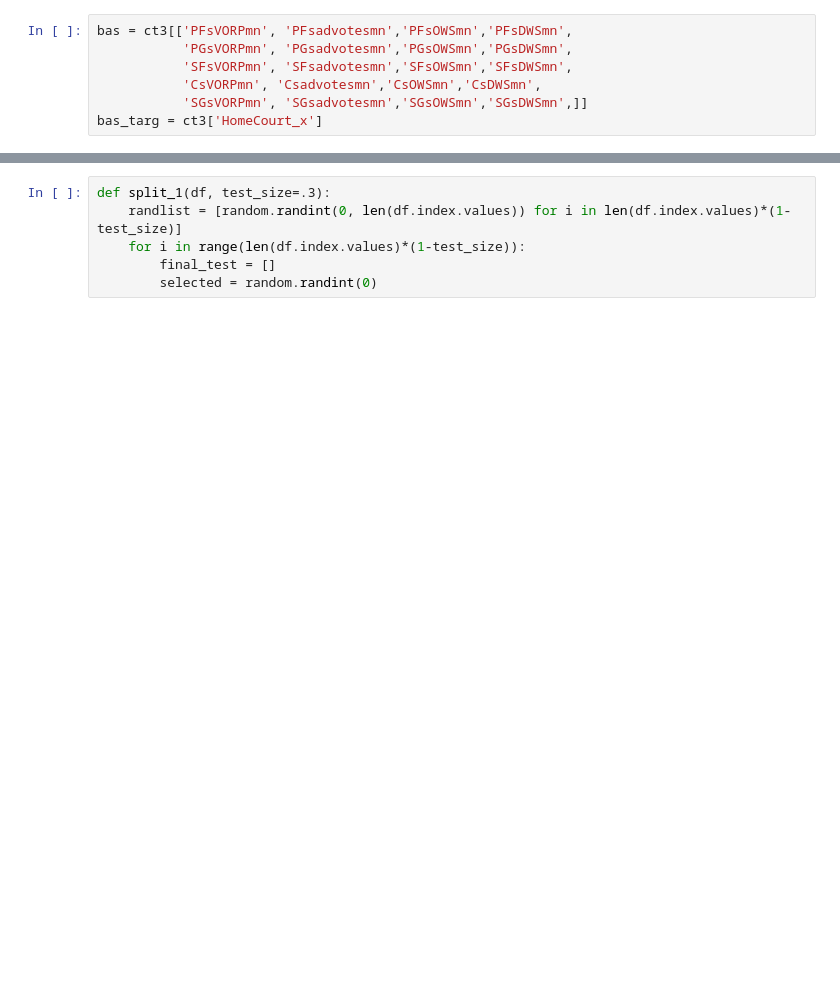
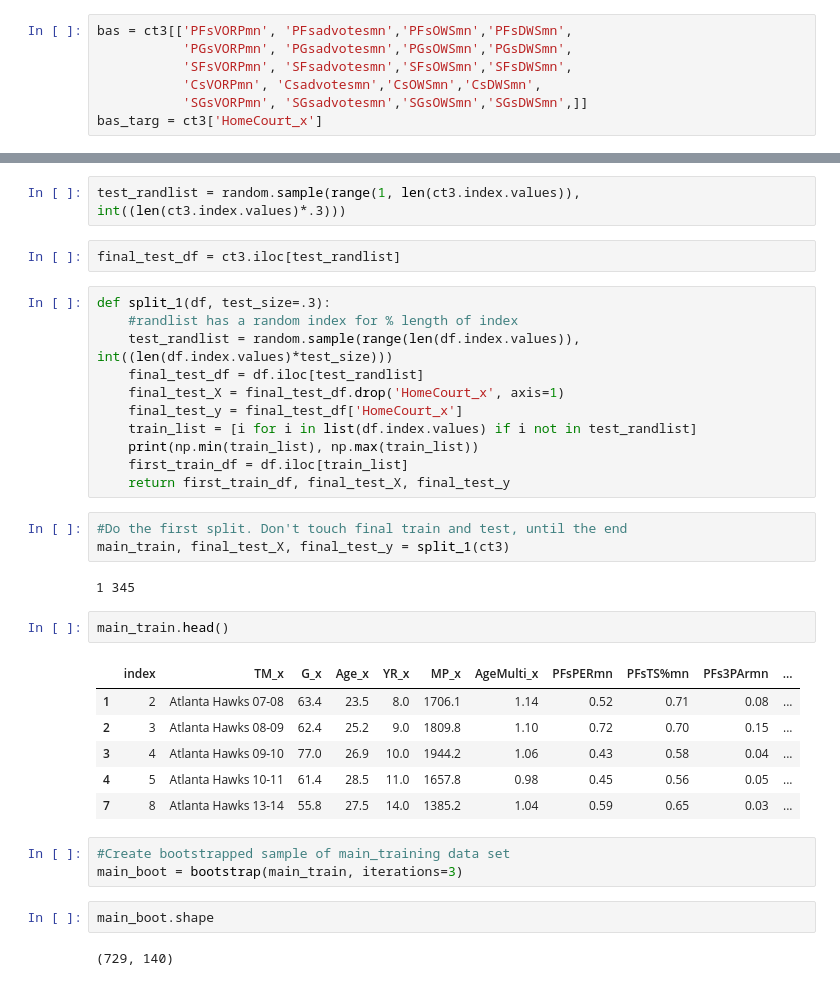
Before and after one commit to dmacUT/nba-final4-projections, a Jupyter notebook: splittingstatsbyplayer.ipynb, the cells around one changed output, grey strips where cells are left out. Drawn from its saved outputs; the diff is of its cells as text; blank space fills up the shorter version.

```diff
--- a/splittingstatsbyplayer.ipynb
+++ b/splittingstatsbyplayer.ipynb
@@ -476,6 +542,36 @@ TypeError: randint() missing 1 required positional argument: 'b'
-# %%
-def split_1(df, test_size=.3):
-    randlist = [random.randint(0, len(df.index.values)) for i in len(df.index.values)*(1-test_size)]
-    for i in range(len(df.index.values)*(1-test_size)):
-        final_test = []
-        selected = random.randint(0)
+# %%
+test_randlist = random.sample(range(1, len(ct3.index.values)), int((len(ct3.index.values)*.3)))
+# %%
+final_test_df = ct3.iloc[test_randlist]
+# %%
+def split_1(df, test_size=.3):
+    #randlist has a random index for % length of index
+    test_randlist = random.sample(range(len(df.index.values)), int((len(df.index.values)*test_size)))
+    final_test_df = df.iloc[test_randlist]
+    final_test_X = final_test_df.drop('HomeCourt_x', axis=1)
+    final_test_y = final_test_df['HomeCourt_x']
+    train_list = [i for i in list(df.index.values) if i not in test_randlist]
+    print(np.min(train_list), np.max(train_list))
+    first_train_df = df.iloc[train_list]
+    return first_train_df, final_test_X, final_test_y
+# %%
+#Do the first split. Don't touch final train and test, until the end
+main_train, final_test_X, final_test_y = split_1(ct3)
+# %% [output]
+1 345
+# %%
+main_train.head()
+# %% [output]
+|  | index | TM_x | G_x | Age_x | YR_x | MP_x | AgeMulti_x | PFsPERmn | PFsTS%mn | PFs3PArmn | ... |
+| 1 | 2 | Atlanta Hawks 07-08 | 63.4 | 23.5 | 8.0 | 1706.1 | 1.14 | 0.52 | 0.71 | 0.08 | ... |
+| 2 | 3 | Atlanta Hawks 08-09 | 62.4 | 25.2 | 9.0 | 1809.8 | 1.10 | 0.72 | 0.70 | 0.15 | ... |
+| 3 | 4 | Atlanta Hawks 09-10 | 77.0 | 26.9 | 10.0 | 1944.2 | 1.06 | 0.43 | 0.58 | 0.04 | ... |
+| 4 | 5 | Atlanta Hawks 10-11 | 61.4 | 28.5 | 11.0 | 1657.8 | 0.98 | 0.45 | 0.56 | 0.05 | ... |
+| 7 | 8 | Atlanta Hawks 13-14 | 55.8 | 27.5 | 14.0 | 1385.2 | 1.04 | 0.59 | 0.65 | 0.03 | ... |
+# %%
+#Create bootstrapped sample of main_training data set
+main_boot = bootstrap(main_train, iterations=3)
+# %%
+main_boot.shape
+# %% [output]
+(729, 140)
```
Also changed, not shown: parts of 34 cells of this notebook.
